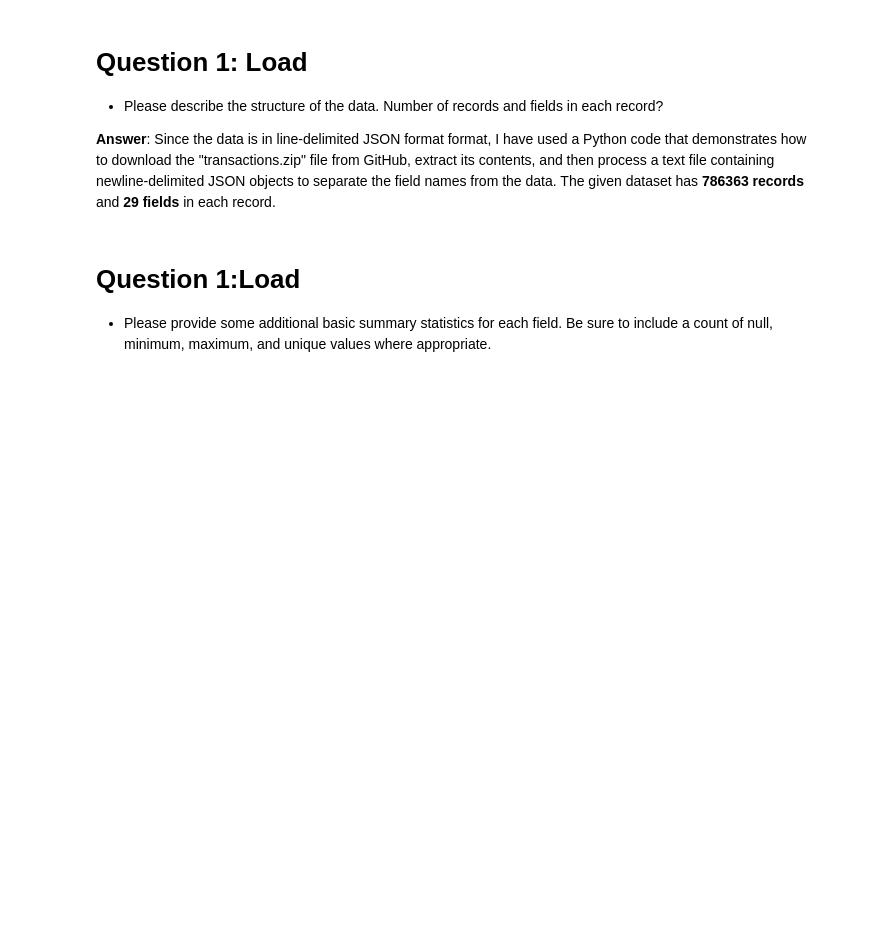
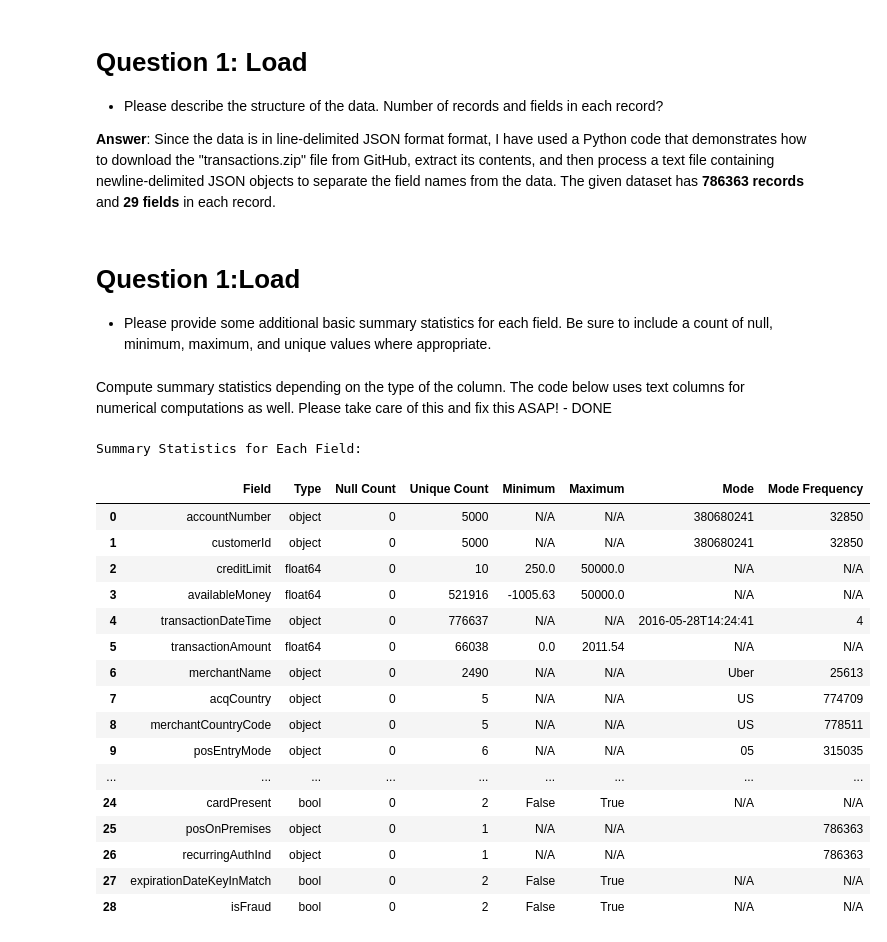
Before and after one commit to uroy98/CapitalOneProject, a Jupyter notebook: CapitalOneData.ipynb, the cells around one changed output. Saved outputs shown, nothing was run; the diff lists cells and outputs as text; code cells hidden in the pictures; blank space fills up the shorter version.

```diff
--- a/CapitalOneData.ipynb
+++ b/CapitalOneData.ipynb
@@ -183,3 +183,77 @@ The given dataset has **786363 records** and **29 fields** in each record.
 # %% [markdown]
 # Question 1:Load
 * Please provide some additional basic summary statistics for each field. Be sure to include a count of null, minimum, maximum, and unique values where appropriate.
+# %% [markdown]
+Compute summary statistics depending on the type of the column. The code below uses text columns for numerical computations as well. Please take care of this and fix this ASAP! - DONE
+# %%
+# ---------------------------------------------------
+# Step 3: Compute Appropriate Statistical Summary for Each Field
+# ---------------------------------------------------
+
+# Initialize a list to store summary statistics for each field.
+summary_stats = []
+
+for col in df.columns:
+    null_count = df[col].isnull().sum()
+    unique_count = df[col].nunique()
+
+    # For numeric or datetime fields, compute minimum and maximum.
+    if pd.api.types.is_numeric_dtype(df[col]) or pd.api.types.is_datetime64_any_dtype(df[col]):
+        col_min = df[col].min()
+        col_max = df[col].max()
+        summary_stats.append({
+            "Field": col,
+            "Type": df[col].dtype,
+            "Null Count": null_count,
+            "Unique Count": unique_count,
+            "Minimum": col_min,
+            "Maximum": col_max,
+            "Mode": "N/A",
+            "Mode Frequency": "N/A"
+        })
+    else:
+        # For non-numeric fields (e.g., strings), computing min/max may not be meaningful.
+        # Instead, compute the mode and its frequency.
+        mode_series = df[col].mode()
+        if not mode_series.empty:
+            mode_val = mode_series[0]
+            mode_freq = df[col].value_counts().iloc[0]
+        else:
+            mode_val = None
+            mode_freq = None
+
+        summary_stats.append({
+            "Field": col,
+            "Type": df[col].dtype,
+            "Null Count": null_count,
+            "Unique Count": unique_count,
+            "Minimum": "N/A",
+            "Maximum": "N/A",
+            "Mode": mode_val,
+            "Mode Frequency": mode_freq
+        })
+
+# Convert the summary statistics into a DataFrame for presentation.
+summary_df = pd.DataFrame(summary_stats)
+
+print("\nSummary Statistics for Each Field:")
+summary_df
+# %% [output]
+Summary Statistics for Each Field:
+|  | Field | Type | Null Count | Unique Count | Minimum | Maximum | Mode | Mode Frequency |
+| 0 | accountNumber | object | 0 | 5000 | N/A | N/A | 380680241 | 32850 |
+| 1 | customerId | object | 0 | 5000 | N/A | N/A | 380680241 | 32850 |
+| 2 | creditLimit | float64 | 0 | 10 | 250.0 | 50000.0 | N/A | N/A |
+| 3 | availableMoney | float64 | 0 | 521916 | -1005.63 | 50000.0 | N/A | N/A |
+| 4 | transactionDateTime | object | 0 | 776637 | N/A | N/A | 2016-05-28T14:24:41 | 4 |
+| 5 | transactionAmount | float64 | 0 | 66038 | 0.0 | 2011.54 | N/A | N/A |
+| 6 | merchantName | object | 0 | 2490 | N/A | N/A | Uber | 25613 |
+| 7 | acqCountry | object | 0 | 5 | N/A | N/A | US | 774709 |
+| 8 | merchantCountryCode | object | 0 | 5 | N/A | N/A | US | 778511 |
+| 9 | posEntryMode | object | 0 | 6 | N/A | N/A | 05 | 315035 |
+| ... | ... | ... | ... | ... | ... | ... | ... | ... |
+| 24 | cardPresent | bool | 0 | 2 | False | True | N/A | N/A |
+| 25 | posOnPremises | object | 0 | 1 | N/A | N/A |  | 786363 |
+| 26 | recurringAuthInd | object | 0 | 1 | N/A | N/A |  | 786363 |
+| 27 | expirationDateKeyInMatch | bool | 0 | 2 | False | True | N/A | N/A |
+| 28 | isFraud | bool | 0 | 2 | False | True | N/A | N/A |
```
Also changed, not shown: parts of 13 cells of this notebook.
